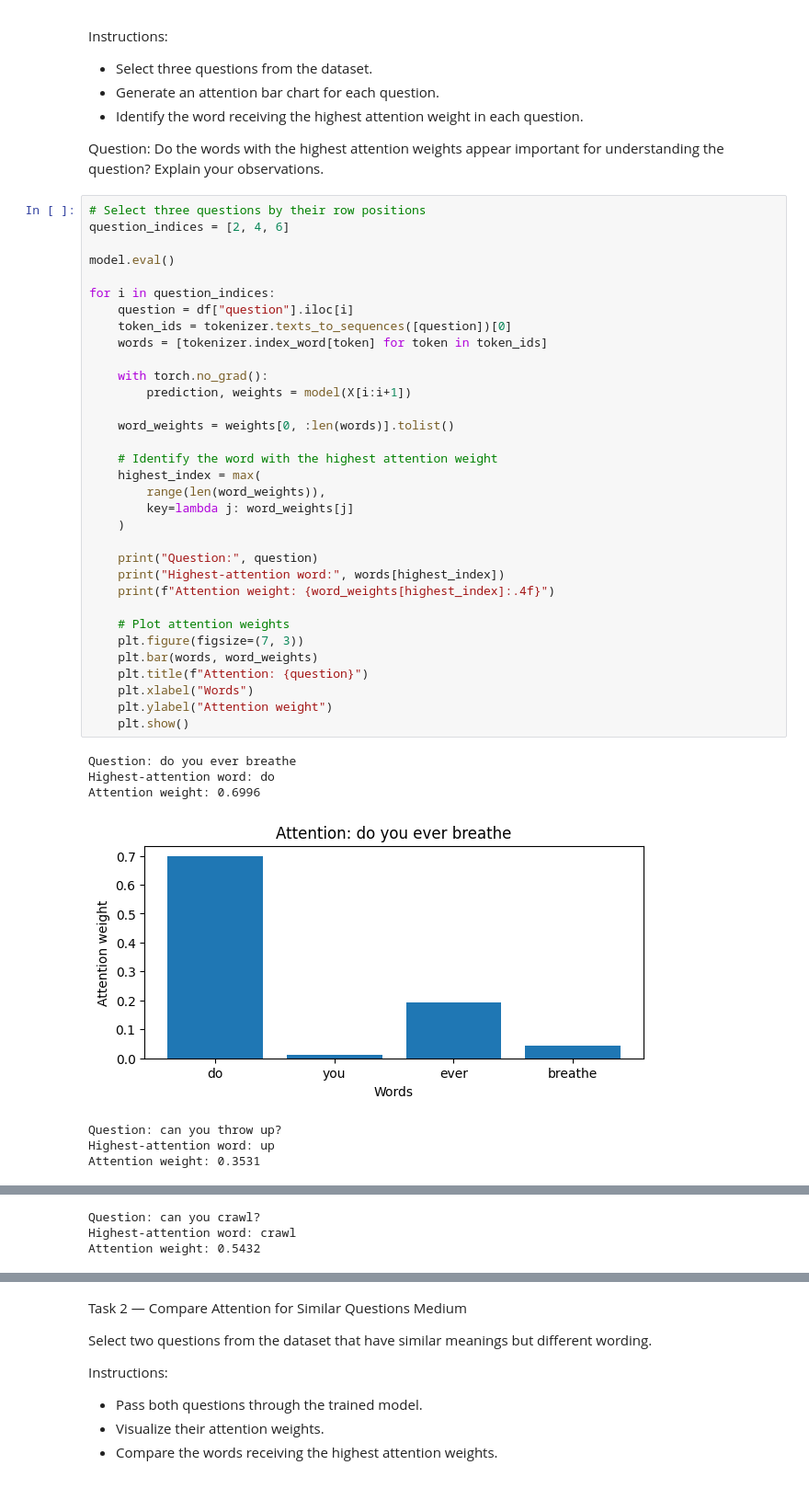
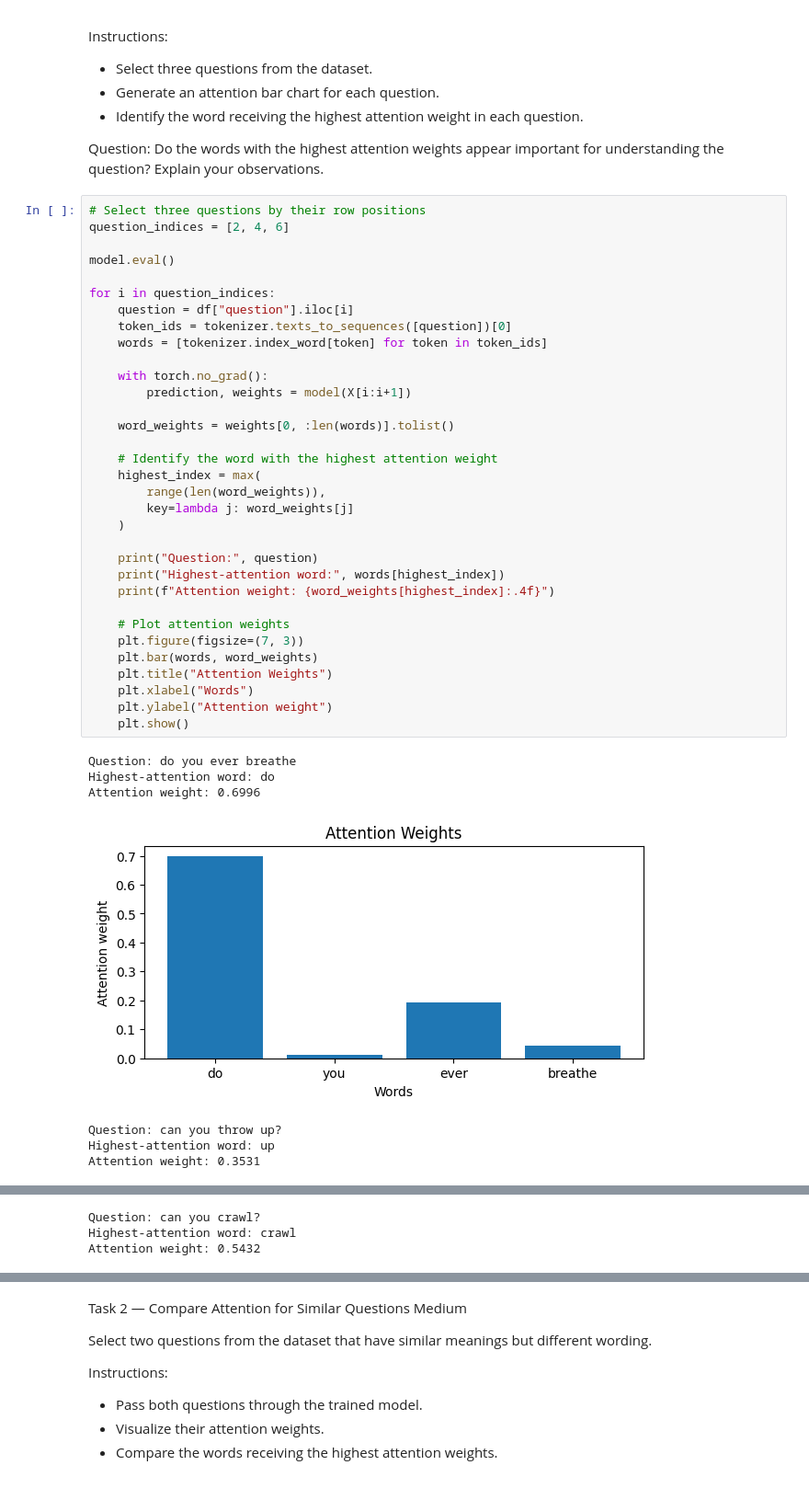
Before and after one commit to wwwww22345/NLP_Lab11, a Jupyter notebook: Lab_11_Attention_with_RNN.ipynb, the cells around one changed output, grey strips where cells are left out. Shown at 92% size. Saved outputs shown, nothing was run; the diff lists cells and outputs as text.

```diff
--- a/Lab_11_Attention_with_RNN.ipynb
+++ b/Lab_11_Attention_with_RNN.ipynb
@@ -133,35 +133,35 @@ model.eval()
 for i in question_indices:
     question = df["question"].iloc[i]
     token_ids = tokenizer.texts_to_sequences([question])[0]
     words = [tokenizer.index_word[token] for token in token_ids]
 
     with torch.no_grad():
         prediction, weights = model(X[i:i+1])
 
     word_weights = weights[0, :len(words)].tolist()
 
     # Identify the word with the highest attention weight
     highest_index = max(
         range(len(word_weights)),
         key=lambda j: word_weights[j]
     )
 
     print("Question:", question)
     print("Highest-attention word:", words[highest_index])
     print(f"Attention weight: {word_weights[highest_index]:.4f}")
 
     # Plot attention weights
     plt.figure(figsize=(7, 3))
     plt.bar(words, word_weights)
-    plt.title(f"Attention: {question}")
+    plt.title("Attention Weights")
     plt.xlabel("Words")
     plt.ylabel("Attention weight")
     plt.show()
 # %% [output]
 Question: do you ever breathe
 Highest-attention word: do
 Attention weight: 0.6996
-[figure, old version]
+[figure, new version]
 Question: can you throw up?
 Highest-attention word: up
 Attention weight: 0.3531
```
Also changed, not shown: parts of 5 cells of this notebook.
